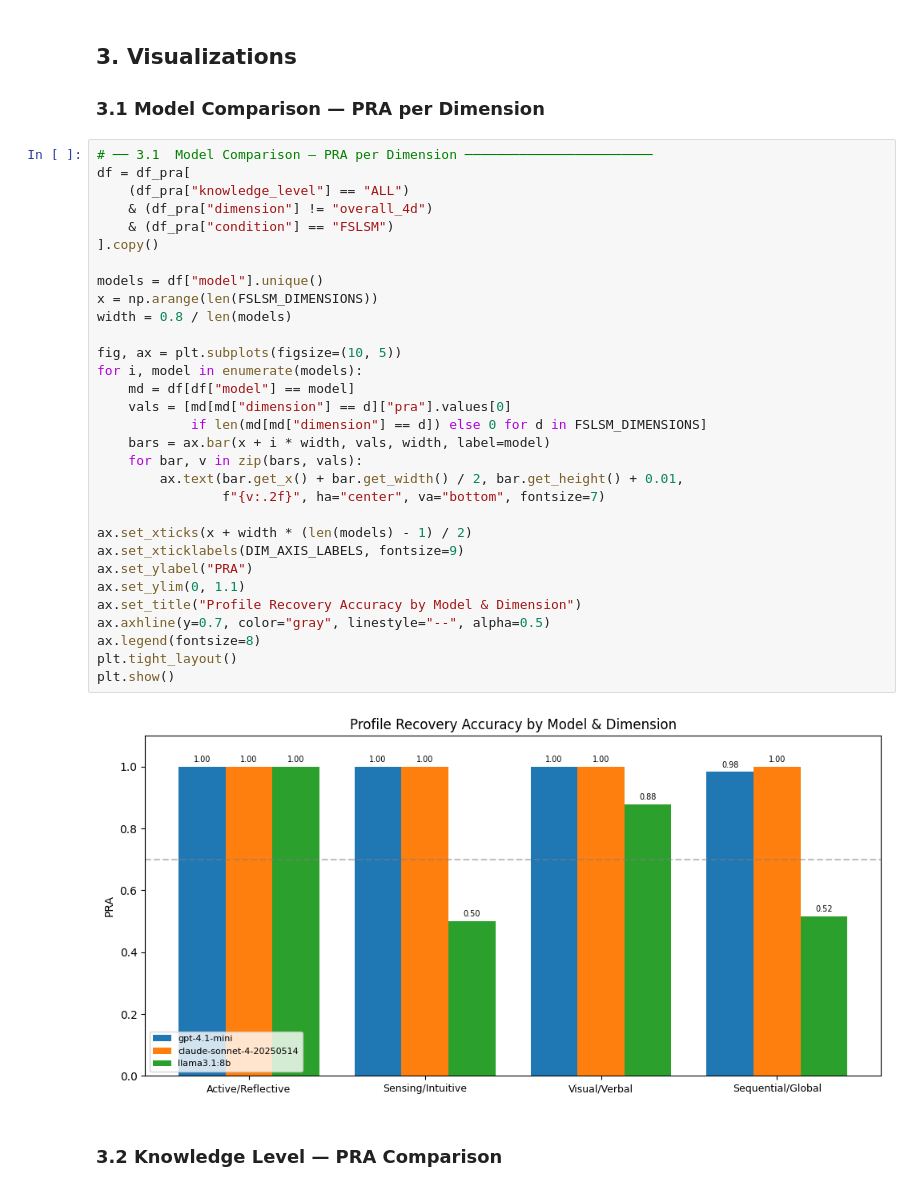
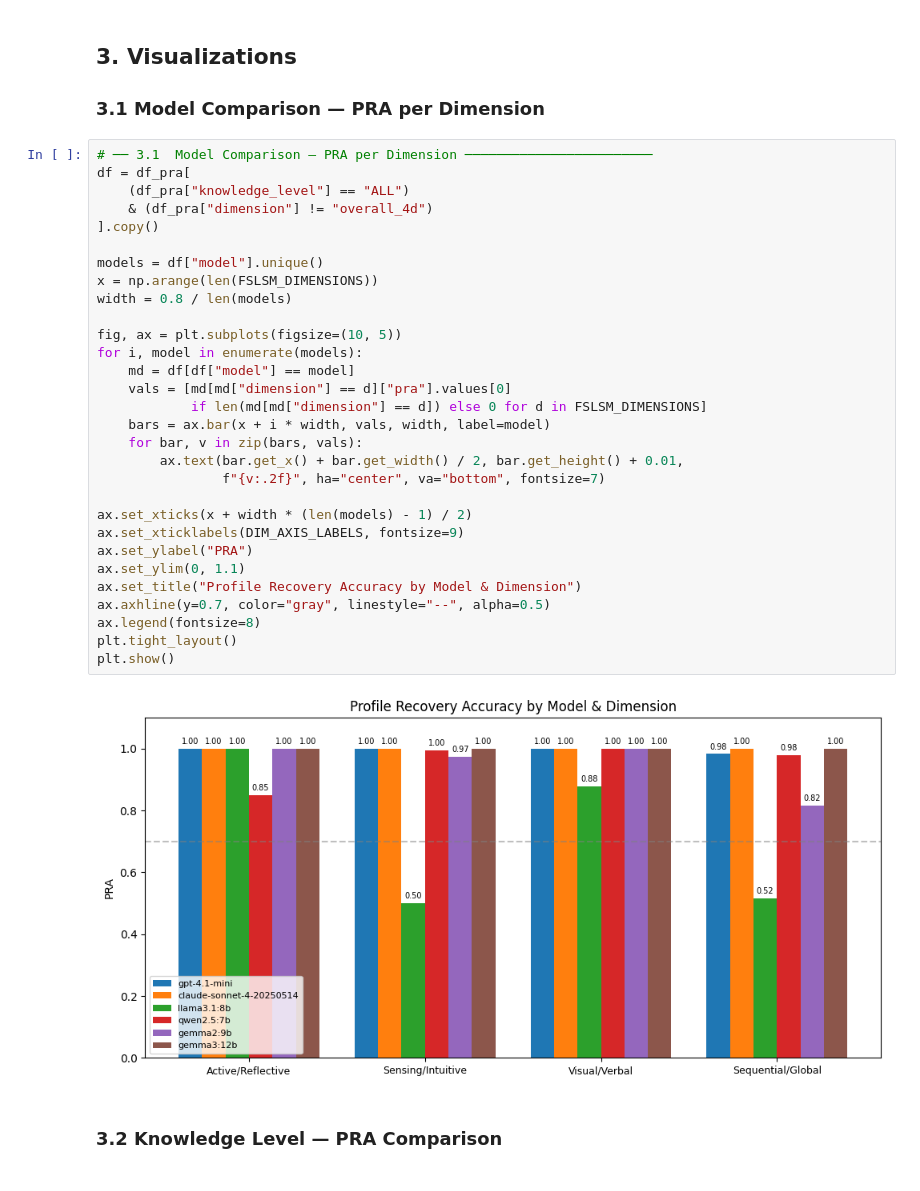
Before and after one commit to Nyeinchanaung/fslsm-mcp-rag, a Jupyter notebook: experiments/exp1_agent_fidelity/report.ipynb, the cells around one changed output. Cells and saved outputs as stored; diff of their text form.

```diff
--- a/experiments/exp1_agent_fidelity/report.ipynb
+++ b/experiments/exp1_agent_fidelity/report.ipynb
@@ -154,35 +161,34 @@ DAS by Dimension (FSLSM)
 # ── 3.1  Model Comparison — PRA per Dimension ────────────────────────
 df = df_pra[
     (df_pra["knowledge_level"] == "ALL")
     & (df_pra["dimension"] != "overall_4d")
-    & (df_pra["condition"] == "FSLSM")
 ].copy()
 
 models = df["model"].unique()
 x = np.arange(len(FSLSM_DIMENSIONS))
 width = 0.8 / len(models)
 
 fig, ax = plt.subplots(figsize=(10, 5))
 for i, model in enumerate(models):
     md = df[df["model"] == model]
     vals = [md[md["dimension"] == d]["pra"].values[0]
             if len(md[md["dimension"] == d]) else 0 for d in FSLSM_DIMENSIONS]
     bars = ax.bar(x + i * width, vals, width, label=model)
     for bar, v in zip(bars, vals):
         ax.text(bar.get_x() + bar.get_width() / 2, bar.get_height() + 0.01,
                 f"{v:.2f}", ha="center", va="bottom", fontsize=7)
 
 ax.set_xticks(x + width * (len(models) - 1) / 2)
 ax.set_xticklabels(DIM_AXIS_LABELS, fontsize=9)
 ax.set_ylabel("PRA")
 ax.set_ylim(0, 1.1)
 ax.set_title("Profile Recovery Accuracy by Model & Dimension")
 ax.axhline(y=0.7, color="gray", linestyle="--", alpha=0.5)
 ax.legend(fontsize=8)
 plt.tight_layout()
 plt.show()
 # %% [output]
-[figure, old version]
+[figure, new version]
 # %% [markdown]
 ### 3.2 Knowledge Level — PRA Comparison
 # %%
```
Also changed, not shown: parts of 31 cells of this notebook, 13 other files.
